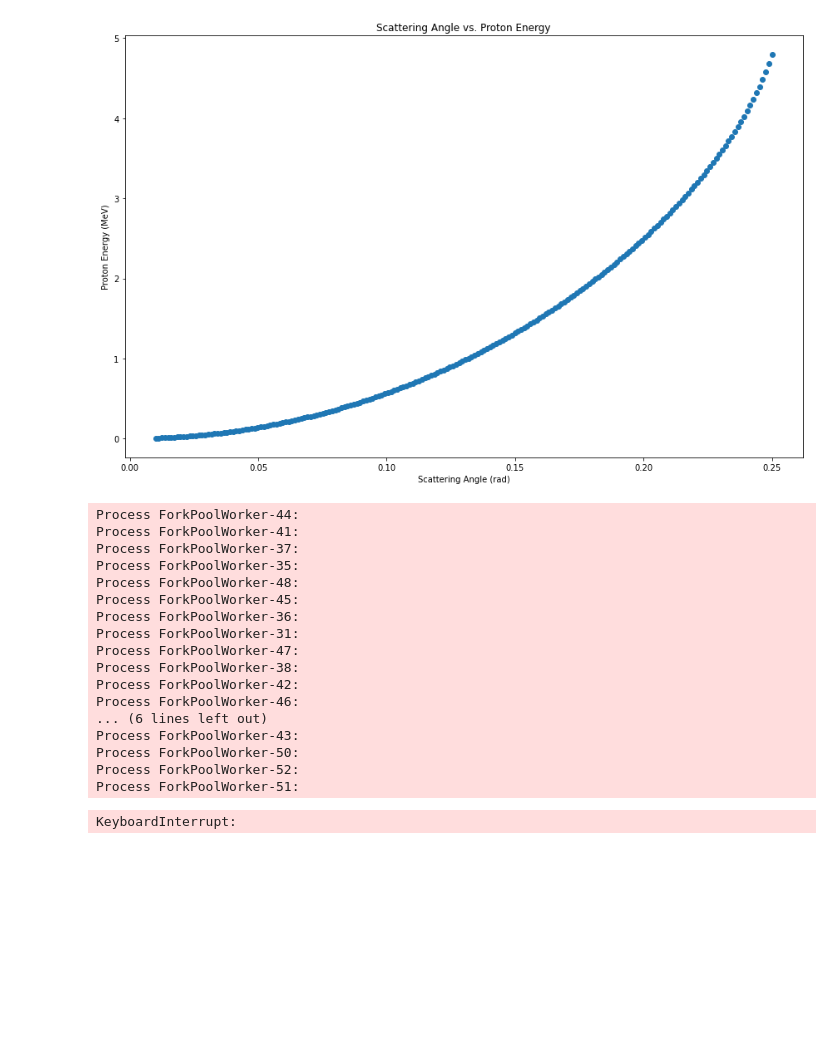
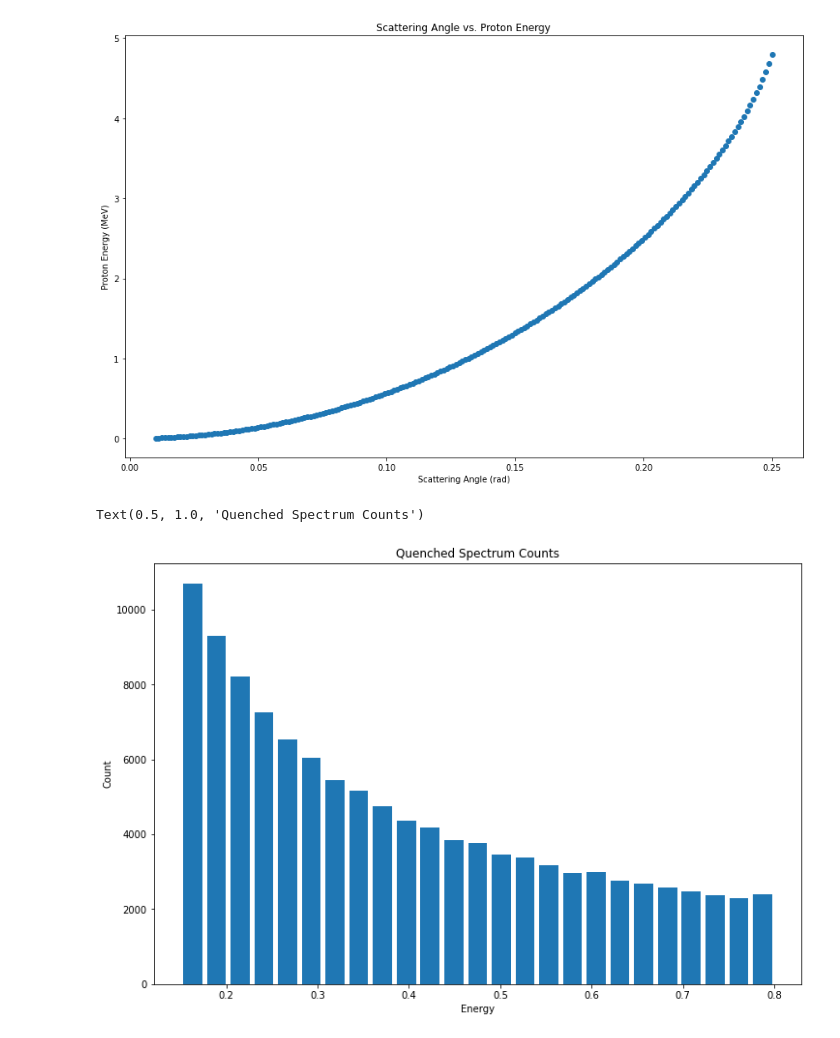
Before and after one commit to ddrobner/scatteringsim, a Jupyter notebook: scatteringsim.ipynb, the cells around one changed output. Cells and saved outputs as stored; diff of their text form; code cells hidden in the pictures; blank space fills up the shorter version.

```diff
--- a/scatteringsim.ipynb
+++ b/scatteringsim.ipynb
@@ -345,6 +345,7 @@ def scatter_sim(e_0: float, epsilon=0.1, stepsize=0.001, density=0.8562, p_quenc
     # we can do the binning/etc later
     alpha_quenching_factor = 0.1
     alpha_path = []
+    proton_event_path = []
     e_i = e_0
     # The alpha energy path is completely deterministic, so to speed things up
     # let's pre-bake it. Then, for each step we can do the scattering stuff
@@ -358,8 +359,9 @@ def scatter_sim(e_0: float, epsilon=0.1, stepsize=0.001, density=0.8562, p_quenc
         if scattering_probability(e_i, stepsize, density=density) > random.random():
             transfer_e = energy_transfer(alpha_path[s])
             alpha_path[s] = transfer_e[0]*alpha_quenching_factor + transfer_e[1]*p_quenching_factor
+            proton_event_path.append(alpha_path[s])
 
-    return alpha_path
+    return (alpha_path, proton_event_path)
 # %% [markdown]
 Let's compute some potential energy transfer values to the proton, before we run
 a long and computationally heavy simulation
@@ -452,29 +454,21 @@ def start_sim(e_0, n_particles, stepsize=0.001, nbins=40, epsilon=0.1, density=0
 
     return sim_data
 
-sim_data = start_sim(8, 10000, nbins=50, stepsize=1E-4)
+sim_data = start_sim(8, 250000, nbins=50, stepsize=1E-4)
+pe_path = sim_data[1]
+sim_data = sim_data[0]
 
 # this is a big sim, let's pickle the output so we can retrieve it later
-#with open("50k_8MeV_Alphas", "wb") as fp:
-#    pickle.dump(sim_data, fp)
+#with open("250k_8MeV_Alphas_quenched", "wb") as fp:
+with open('test', 'wb') as fp:
+    pickle.dump(sim_data, fp)
-# %% [output]
-Process ForkPoolWorker-44:
-Process ForkPoolWorker-41:
-Process ForkPoolWorker-37:
-Process ForkPoolWorker-35:
-Process ForkPoolWorker-48:
-Process ForkPoolWorker-45:
-Process ForkPoolWorker-36:
-Process ForkPoolWorker-31:
-Process ForkPoolWorker-47:
-Process ForkPoolWorker-38:
-Process ForkPoolWorker-42:
-Process ForkPoolWorker-46:
-... (6 lines left out)
-Process ForkPoolWorker-43:
-Process ForkPoolWorker-50:
-Process ForkPoolWorker-52:
-Process ForkPoolWorker-51:
-KeyboardInterrupt:
 # %%
 sim_data_flat = [l for ls in sim_data for l in ls]
+l = len(sim_data_flat)
+i = 0
+while i < l:
+    if sim_data_flat[i] < 0.15:
+        sim_data_flat.pop(i)
+        l -= 1
+        continue
+    i += 1
@@ -481,10 +478,13 @@ sim_data_flat = [l for ls in sim_data for l in ls]
 # %%
-sim_counts = BinnedCountData(100, d=sim_data_flat)
+sim_counts = BinnedCountData(25, d=sim_data_flat)
 sim_counts.add_count_by_list(sim_data_flat)
-plt.hist(sim_counts.bin_edges[:-1], sim_counts.bin_edges, weights=sim_counts.counts, rwdith=0.8)
+plt.hist(sim_counts.bin_edges[:-1], sim_counts.bin_edges, weights=sim_counts.counts, rwidth=0.8)
 plt.xlabel("Energy")
 plt.ylabel("Count")
 plt.title("Quenched Spectrum Counts")
+# %% [output]
+Text(0.5, 1.0, 'Quenched Spectrum Counts')
+[figure, added]
 # %%
 # apparently pickle del's the variable once you dump it
 # let's reload the sim output
```
Also changed, not shown: parts of 6 cells of this notebook.
